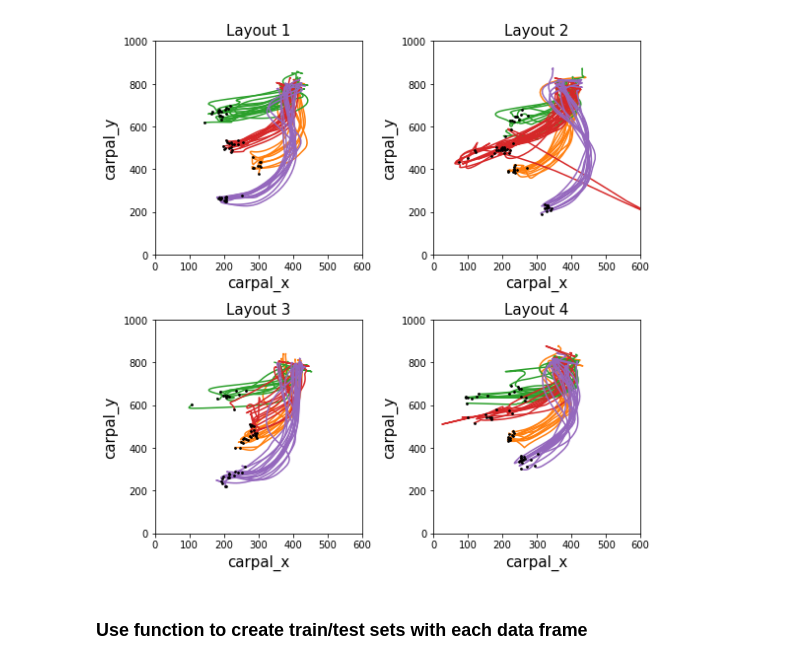
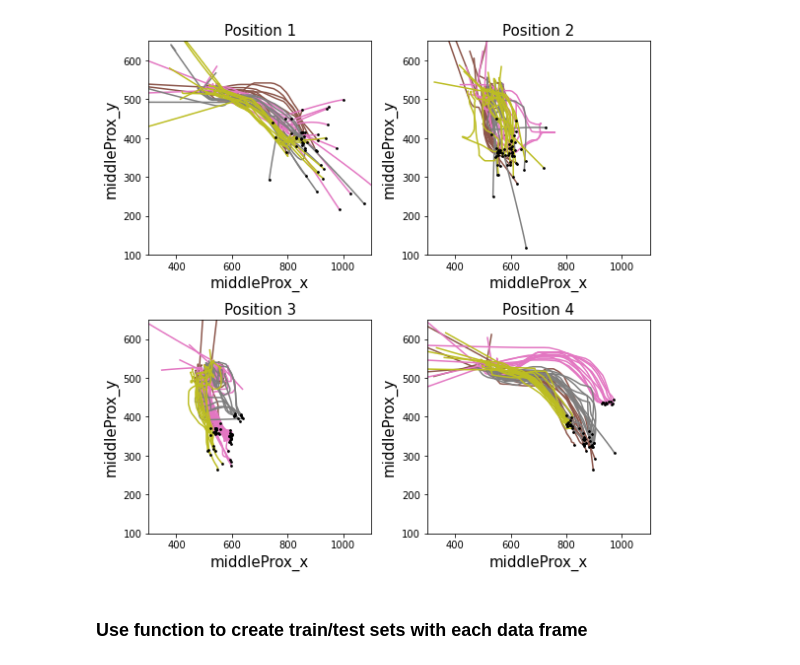
Before and after one commit to ntolley/SEE_decoding, a Jupyter notebook: notebooks/movement_decoding_rnn.ipynb, the cells around one changed output. Saved outputs shown, nothing was run; the diff lists cells and outputs as text; code cells hidden in the pictures.

```diff
--- a/notebooks/movement_decoding_rnn.ipynb
+++ b/notebooks/movement_decoding_rnn.ipynb
@@ -76,0 +123,30 @@ wrist_df = kinematic_df[np.logical_or(carpal_mask, radius_mask)]
+# %%
+
+plt.figure(figsize=(8,8))
+fontsize=15
+
+for position_idx in range(1,5):
+    for layout_idx in range(1,5):
+        plt.subplot(2,2,position_idx)
+        mask = np.logical_and(kinematic_df['position'] == position_idx, kinematic_df['layout'] == layout_idx)
+        filtered_df = kinematic_df[mask]
+
+        x_data =  filtered_df[filtered_df['name'] == f'{marker_name}_x']['posData'].values
+        y_data =  filtered_df[filtered_df['name'] == f'{marker_name}_y']['posData'].values
+
+        for plot_data in zip(x_data, y_data):
+            plt.scatter(plot_data[0][-1], plot_data[1][-1], color='k', zorder=10, s=3)
+            plt.plot(plot_data[0], plot_data[1], color=f'C{layout_idx+4}')
+
+        filtered_df[mask]['layout']
+
+        plt.xlim(300, 1100)
+        plt.ylim(100, 650)
+
+        plt.xlabel(f'{marker_name}_x', fontsize=fontsize)
+        plt.ylabel(f'{marker_name}_y', fontsize=fontsize)
+        plt.title(f'Position {position_idx}', fontsize=fontsize)
+
+plt.tight_layout()
+# %% [output]
+[figure, added]
@@ -84,26 +195,0 @@ wrist_df = kinematic_df[np.logical_or(carpal_mask, radius_mask)]
-# %%
-plt.figure(figsize=(8,8))
-fontsize=15
-for position_idx in range(1,5):
-    for layout_idx in range(1,5):
-        plt.subplot(2,2,layout_idx)
-        mask = np.logical_and(wrist_df['position'] == position_idx, wrist_df['layout'] == layout_idx)
-        filtered_df = wrist_df[mask]
-
-        x_data =  filtered_df[wrist_df['name'] == 'carpal_x']['posData'].values
-        y_data =  filtered_df[wrist_df['name'] == 'carpal_y']['posData'].values
-
-        for plot_data in zip(x_data, y_data):
-            plt.scatter(plot_data[0][-1], plot_data[1][-1], color='k', zorder=10, s=3)
-            plt.plot(plot_data[0], plot_data[1], color=f'C{position_idx}')
-
-        plt.xlim(0, 600)
-        plt.ylim(0, 1000)
-
-        plt.xlabel('carpal_x', fontsize=fontsize)
-        plt.ylabel('carpal_y', fontsize=fontsize)
-        plt.title(f'Layout {layout_idx}', fontsize=fontsize)
-
-plt.tight_layout()
-# %% [output]
-[figure, removed]
```
Also changed, not shown: parts of 19 cells of this notebook, 4 other files.
